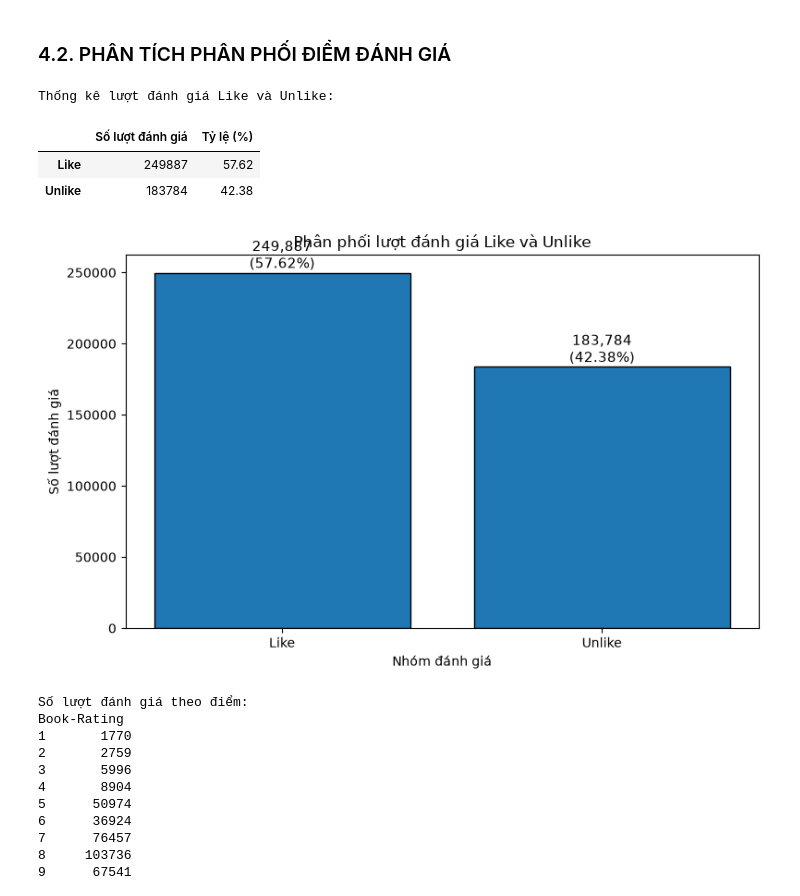
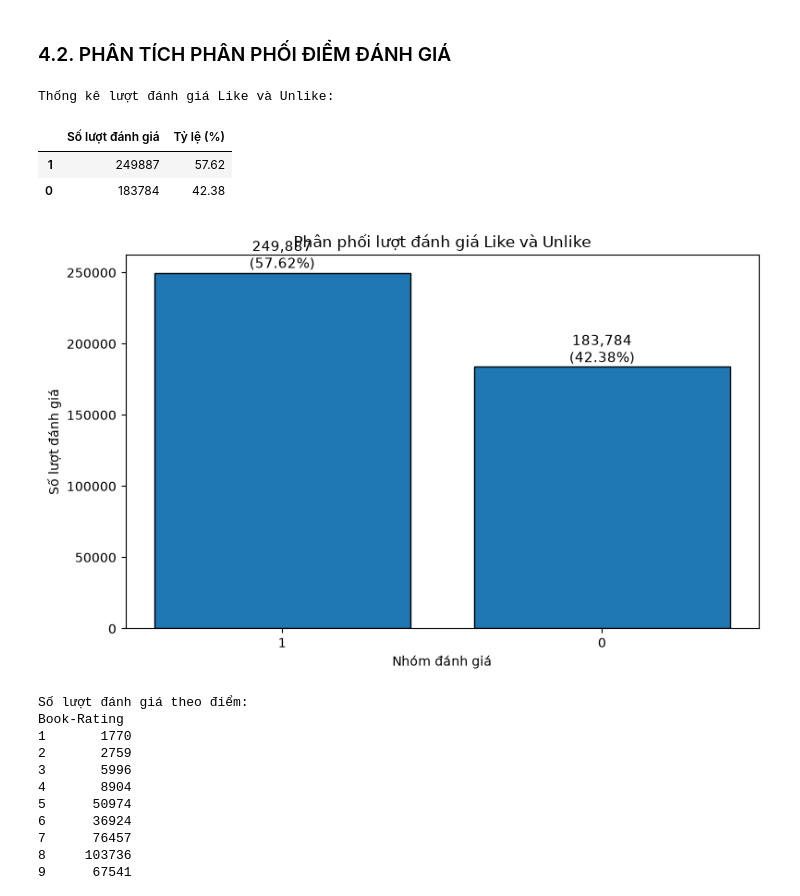
Before and after one commit to Bluenip/Data_analyst_python_midterm_project, a Jupyter notebook: mid_term_code.ipynb, the cells around one changed output. Drawn from its saved outputs; the diff is of its cells as text; code cells hidden in the pictures.

```diff
--- a/mid_term_code.ipynb
+++ b/mid_term_code.ipynb
@@ -275,39 +279,39 @@ Tỷ lệ người dùng thiếu tuổi: 40.17%
 # liked = 0: Unlike (điểm 1–7)
 like_unlike_counts = (classification_data["liked"].value_counts().reindex([1, 0], fill_value=0))
 # Đổi nhãn số thành tên nhóm để biểu đồ dễ đọc hơn.
-like_unlike_counts.index = ["Like", "Unlike"]
+like_unlike_counts.index = ["1", "0"]
 # Tính tỷ lệ phần trăm của mỗi nhóm trên tổng số lượt đánh giá.
 like_unlike_percentages = (like_unlike_counts / like_unlike_counts.sum() * 100)
 # Tổng hợp số lượng và tỷ lệ thành bảng thống kê.
 like_unlike_summary = pd.DataFrame({"Số lượt đánh giá": like_unlike_counts,"Tỷ lệ (%)": like_unlike_percentages})
 # Hiển thị bảng thống kê để kiểm tra kết quả.
 print("Thống kê lượt đánh giá Like và Unlike:")
 display(like_unlike_summary.round(2))
 # Vẽ biểu đồ cột thể hiện số lượng của hai nhóm.
 plt.figure(figsize=(8, 5))
 bars = plt.bar(like_unlike_counts.index,like_unlike_counts.values,edgecolor="black")
 # Ghi số lượt đánh giá và tỷ lệ phần trăm lên mỗi cột.
 for bar, count, percentage in zip(bars,like_unlike_counts.values,like_unlike_percentages.values):
     plt.text(
         bar.get_x() + bar.get_width() / 2,
         bar.get_height(),
         f"{count:,}\n({percentage:.2f}%)",
         ha="center",
         va="bottom",
         fontsize=11
     )
 # Đặt tiêu đề, tên trục và căn chỉnh biểu đồ.
 plt.title("Phân phối lượt đánh giá Like và Unlike")
 plt.xlabel("Nhóm đánh giá")
 plt.ylabel("Số lượt đánh giá")
 plt.tight_layout()
 plt.show()
 # %% [output]
 Thống kê lượt đánh giá Like và Unlike:
 |  | Số lượt đánh giá | Tỷ lệ (%) |
-| Like | 249887 | 57.62 |
-| Unlike | 183784 | 42.38 |
+| 1 | 249887 | 57.62 |
+| 0 | 183784 | 42.38 |
-[figure, old version]
+[figure, new version]
 # %%
 # Tách các lượt đánh giá có điểm tường minh từ 1 đến 10.
 # Giữ nguyên ratings_clean để không làm thay đổi dữ liệu gốc đã làm sạch.
```
Also changed, not shown: parts of 10 cells of this notebook.
